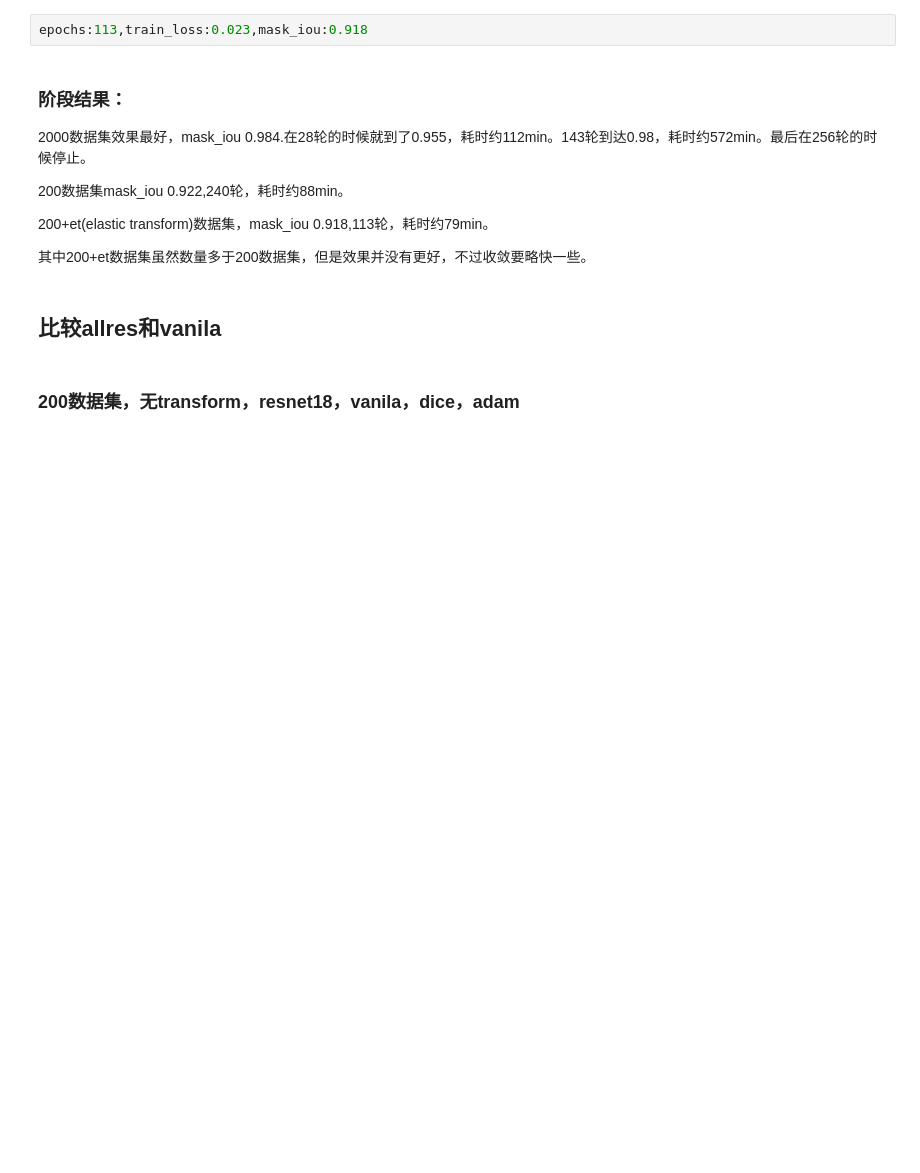
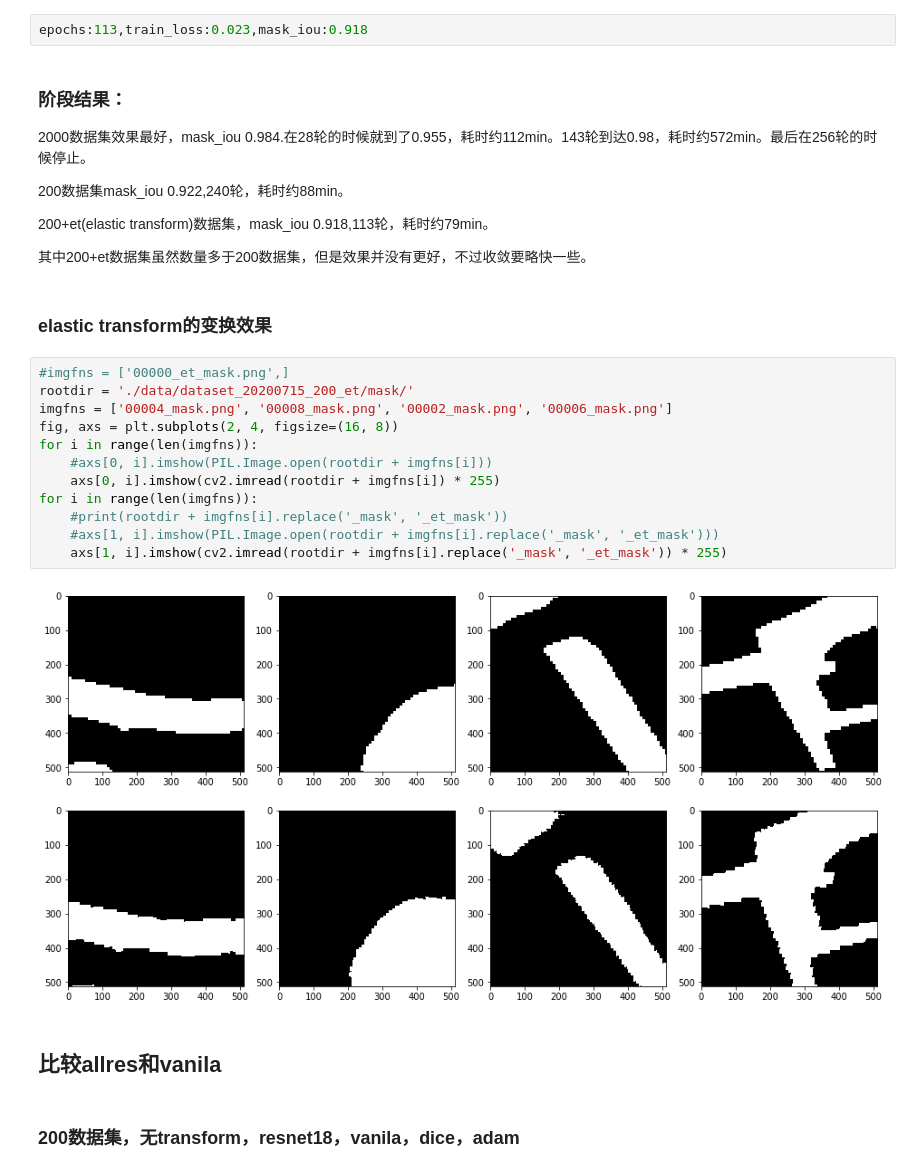
Before and after one commit to uid42/image_segmentation_demo, a Jupyter notebook: train_eval.ipynb, the cells around one changed output. Drawn from its saved outputs; the diff is of its cells as text; blank space fills up the shorter version.

```diff
--- a/train_eval.ipynb
+++ b/train_eval.ipynb
@@ -467,6 +469,22 @@ epochs:113,train_loss:0.023,mask_iou:0.918
 200+et(elastic transform)数据集，mask_iou 0.918,113轮，耗时约79min。
 
 其中200+et数据集虽然数量多于200数据集，但是效果并没有更好，不过收敛要略快一些。
+# %% [markdown]
+### elastic transform的变换效果
+# %%
+#imgfns = ['00000_et_mask.png',]
+rootdir = './data/dataset_20200715_200_et/mask/'
+imgfns = ['00004_mask.png', '00008_mask.png', '00002_mask.png', '00006_mask.png']
+fig, axs = plt.subplots(2, 4, figsize=(16, 8))
+for i in range(len(imgfns)):
+    #axs[0, i].imshow(PIL.Image.open(rootdir + imgfns[i]))
+    axs[0, i].imshow(cv2.imread(rootdir + imgfns[i]) * 255)
+for i in range(len(imgfns)):
+    #print(rootdir + imgfns[i].replace('_mask', '_et_mask'))
+    #axs[1, i].imshow(PIL.Image.open(rootdir + imgfns[i].replace('_mask', '_et_mask')))
+    axs[1, i].imshow(cv2.imread(rootdir + imgfns[i].replace('_mask', '_et_mask')) * 255)
+# %% [output]
+[figure, added]
 # %% [markdown]
 ## 比较allres和vanila
 # %% [markdown]
```
Also changed, not shown: parts of 55 cells of this notebook.
